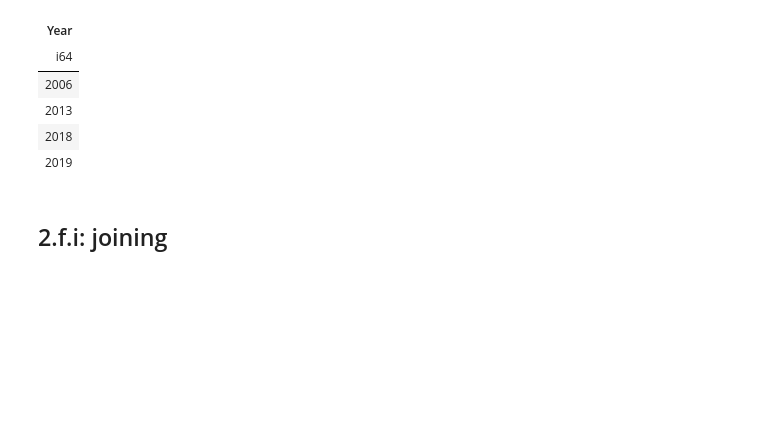
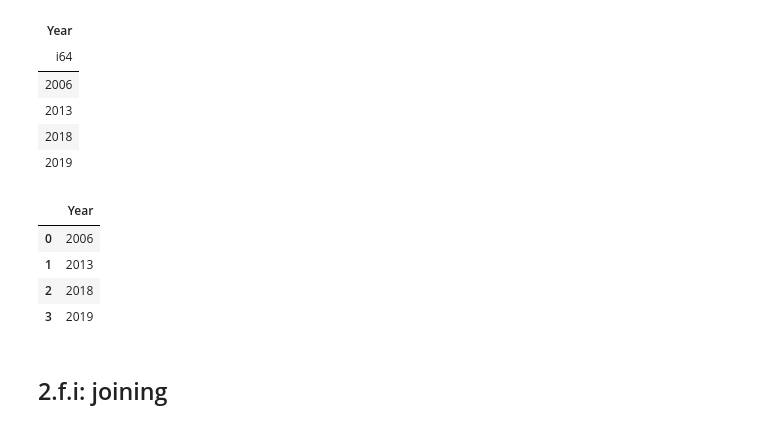
Before and after one commit to riju18/polars-vs-pandas-deepdive, a Jupyter notebook: polars_eda.ipynb, the cells around one changed output. Saved outputs shown, nothing was run; the diff lists cells and outputs as text; code cells hidden in the pictures; blank space fills up the shorter version.

```diff
--- a/polars_eda.ipynb
+++ b/polars_eda.ipynb
@@ -441,6 +456,17 @@ shape: (4, 1)
 | 2013 |
 | 2018 |
 | 2019 |
+# %%
+df2_pd = pd.DataFrame({
+    "Year": [2006, 2013, 2018, 2019],
+})
+df2_pd.head()
+# %% [output]
+|  | Year |
+| 0 | 2006 |
+| 1 | 2013 |
+| 2 | 2018 |
+| 3 | 2019 |
 # %% [markdown]
 ## 2.f.i: joining
 # %% [markdown]
```
Also changed, not shown: parts of 24 cells of this notebook.
